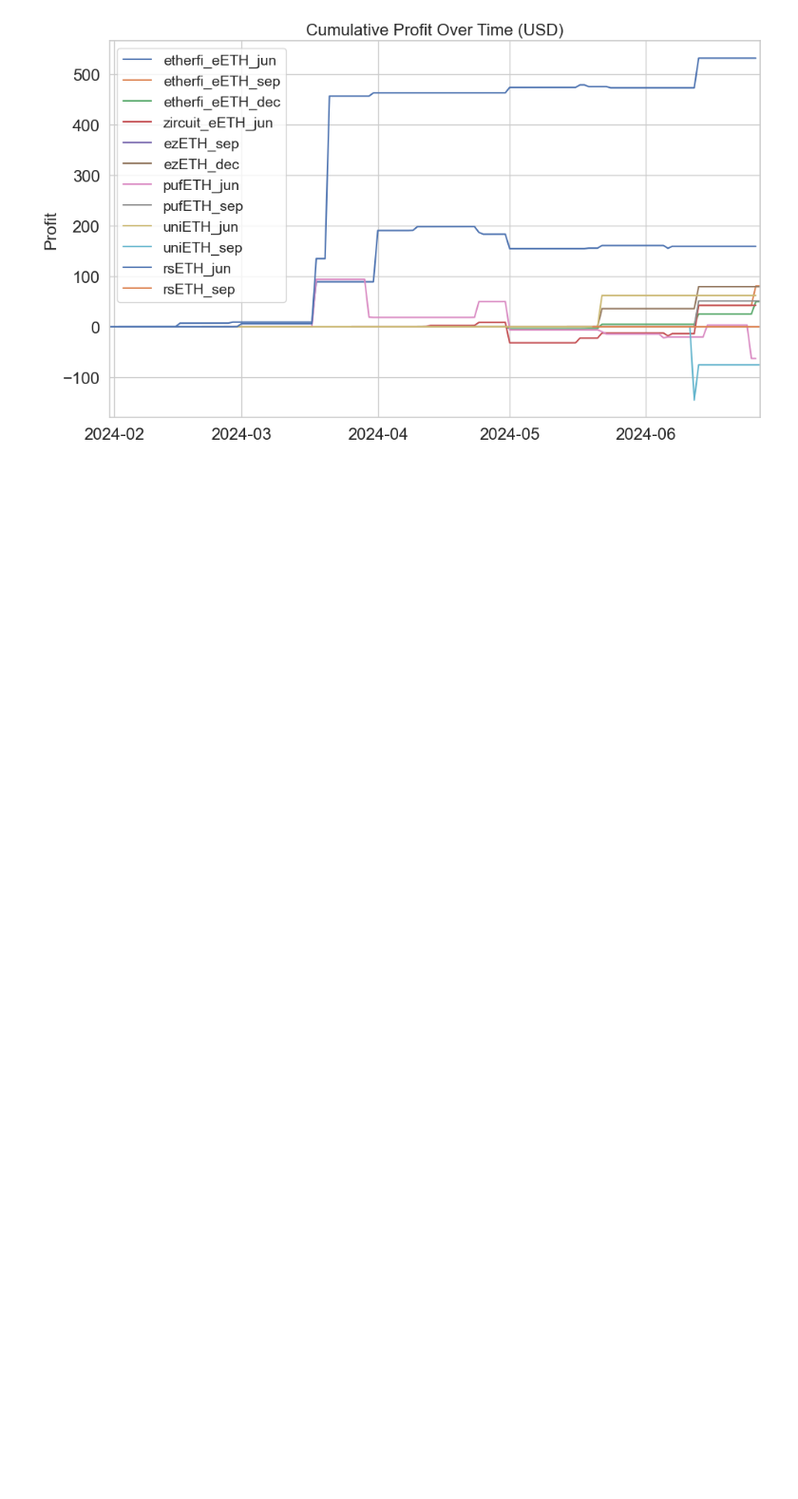
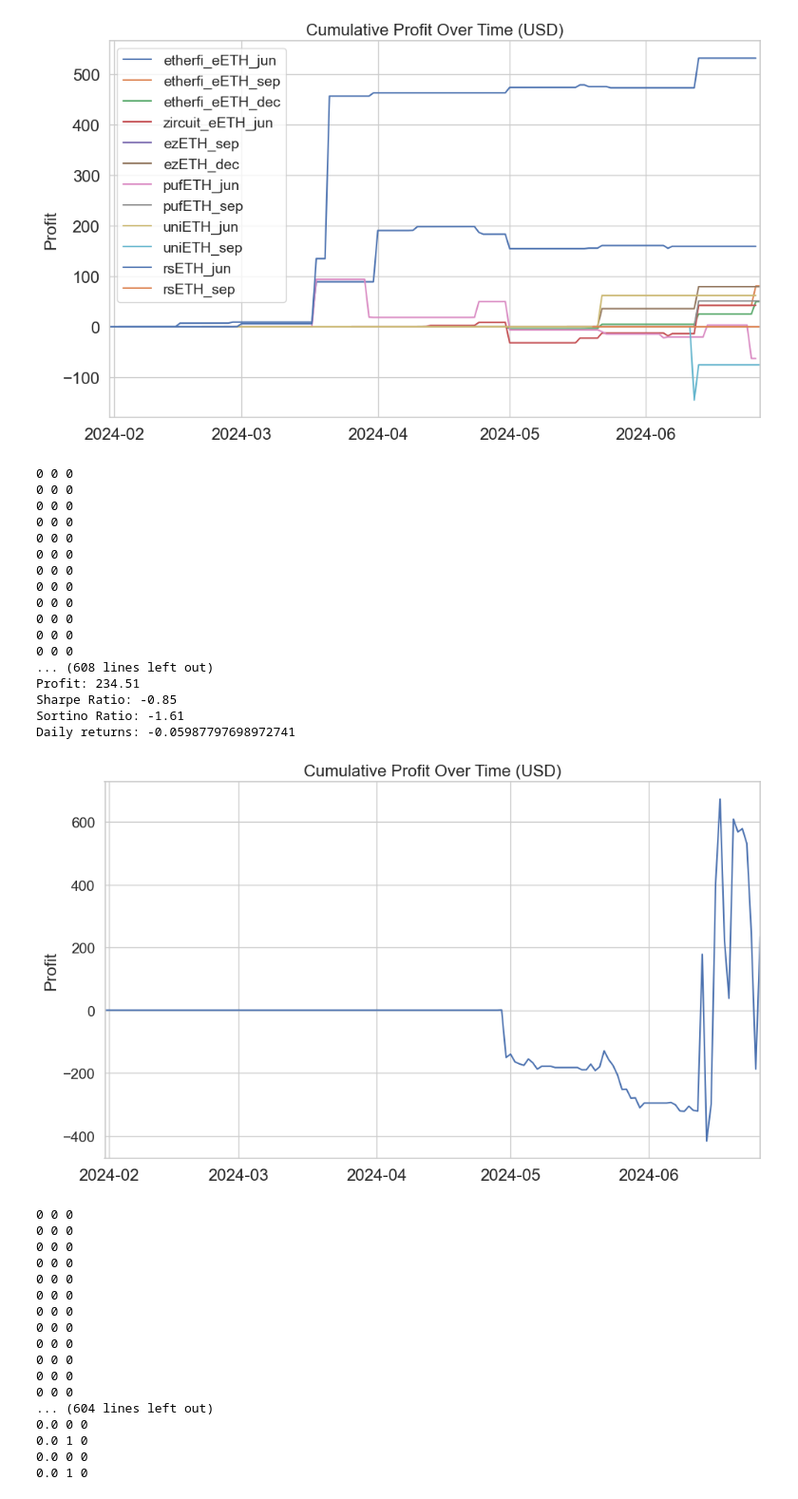
Before and after one commit to farischaudhry/pendle-analysis, a Jupyter notebook: backtest.ipynb, the cells around one changed output. Shown at 95% size. Cells and saved outputs as stored; diff of their text form; code cells hidden in the pictures; blank space fills up the shorter version.

Commit message:
add potential beta hedging strategy based on excess apy

```diff
--- a/backtest.ipynb
+++ b/backtest.ipynb
@@ -1469,24 +1456,21 @@ class YieldVsPriceStrategyWithAPYBeta(Strategy):
         df['Spread'] = df['Yearly_Expected_Yield'] - df['Underlying_Price']
 
         # Calculate beta as the ratio of Implied APY to Underlying APY
-        df['Beta_YT'] = df['Implied_APY'] / df['Underlying_APY']
-        df['Beta_PT'] = df['Implied_APY'] / df['Underlying_APY']
+        df['Beta'] = ((df['Implied_APY'] - df['Underlying_APY']) / df['Implied_APY']) * (df['YT_Price'] / df['Underlying_Price'])
 
         df['Z-Score'] = (df['Spread'] - df['Spread'].rolling(self.window).mean()) / df['Spread'].rolling(self.window).std()
 
         self.df = df
         self.spread = df['Spread']
         self.z_score = df['Z-Score']
-        self.beta_yt = df['Beta_YT']
-        self.beta_pt = df['Beta_PT']
+        self.beta_yt = df['Beta']
 
     def trade(self, prices_df, current_index, underlying_pos, pt_pos, yt_pos, name=None):
         if self.df is None or current_index not in self.df.index:
             return (0, 0, 0)
 
         current_z_score = self.df.at[current_index, 'Z-Score']
-        current_beta_yt = self.df.at[current_index, 'Beta_YT']
-        current_beta_pt = self.df.at[current_index, 'Beta_PT']
+        current_beta = self.df.at[current_index, 'Beta']
 
         pt_delta = 0
         yt_delta = 0
@@ -1495,17 +1479,18 @@ class YieldVsPriceStrategyWithAPYBeta(Strategy):
         if current_z_score > self.z_score_threshold:
             # Yield increases faster than token price: Buy PT, hedge by selling underlying
             pt_delta = 1 - pt_pos
-            underlying_delta = -current_beta_pt * pt_pos - underlying_pos
+            underlying_delta = -current_beta * pt_pos - underlying_pos
         elif current_z_score < -self.z_score_threshold:
             # Yield decreases faster than token price: Buy YT, hedge by selling underlying
             yt_delta = 1 - yt_pos
-            underlying_delta = -current_beta_yt * yt_pos - underlying_pos
+            underlying_delta = -current_beta * yt_pos - underlying_pos
         else:
             # Hold current positions, bring positions to neutral if necessary
             pt_delta = 0 - pt_pos
             yt_delta = 0 - yt_pos
             underlying_delta = 0 - underlying_pos
 
+        print(underlying_pos + underlying_delta, pt_pos + pt_delta, yt_pos + yt_delta)
         return (underlying_delta, pt_delta, yt_delta)
 
 # Define your tokens and their respective data
@@ -1540,30 +1525,66 @@ for token_name, token_df in token_data.items():
 
 # Run the backtest using the strategies
 backtest = PendleBacktest(assets_strategies)
 backtest.plot_profit()
 
 fig, ax = plt.subplots(figsize=(10, 6))
 
 for token_name, token_df in token_data.items():
     assets_strategies = {}
     strategy = YieldVsPriceStrategyWithAPYBeta(token_name, window=window, z_score_threshold=z_score_threshold)
     strategy.rolling_yield_vs_price_spread(token_df)
     assets_strategies[token_name] = {
         'data': token_df,
         'strategy': strategy
     }
     backtest = PendleBacktest(assets_strategies)
     cumulative_profit = backtest.trade()
 
     # Plot each token's cumulative profit
     cumulative_profit.plot(ax=ax, label=f'{token_name}')
 
 ax.set_title('Cumulative Profit Over Time (USD)', fontsize=16)
 ax.set_ylabel('Profit', fontsize=16)
 plt.legend(fontsize=14)
 plt.xticks(fontsize=16)
 plt.yticks(fontsize=16)
 plt.gca().xaxis.set_major_locator(mdates.MonthLocator())
 plt.gca().xaxis.set_major_formatter(mdates.DateFormatter('%Y-%m'))
 plt.tight_layout()
 plt.show()
+# %% [output]
+0 0 0
+0 0 0
+0 0 0
+0 0 0
+0 0 0
+0 0 0
+0 0 0
+0 0 0
+0 0 0
+0 0 0
+0 0 0
+0 0 0
+... (608 lines left out)
+Profit: 234.51
+Sharpe Ratio: -0.85
+Sortino Ratio: -1.61
+Daily returns: -0.05987797698972741
+[figure, added]
+0 0 0
+0 0 0
+0 0 0
+0 0 0
+0 0 0
+0 0 0
+0 0 0
+0 0 0
+0 0 0
+0 0 0
+0 0 0
+0 0 0
+... (604 lines left out)
+0.0 0 0
+0.0 1 0
+0.0 0 0
+0.0 1 0
```
Also changed, not shown: parts of 3 cells of this notebook.
